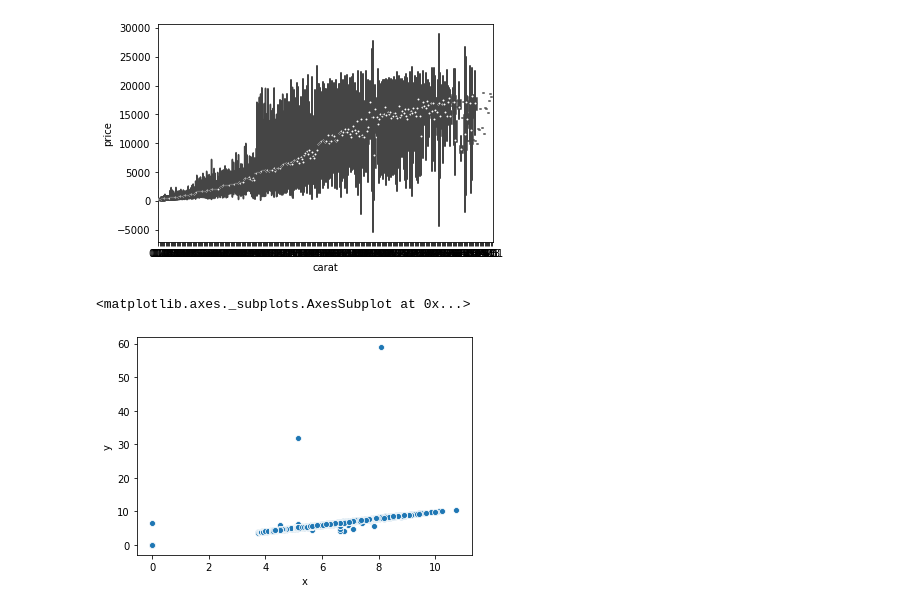
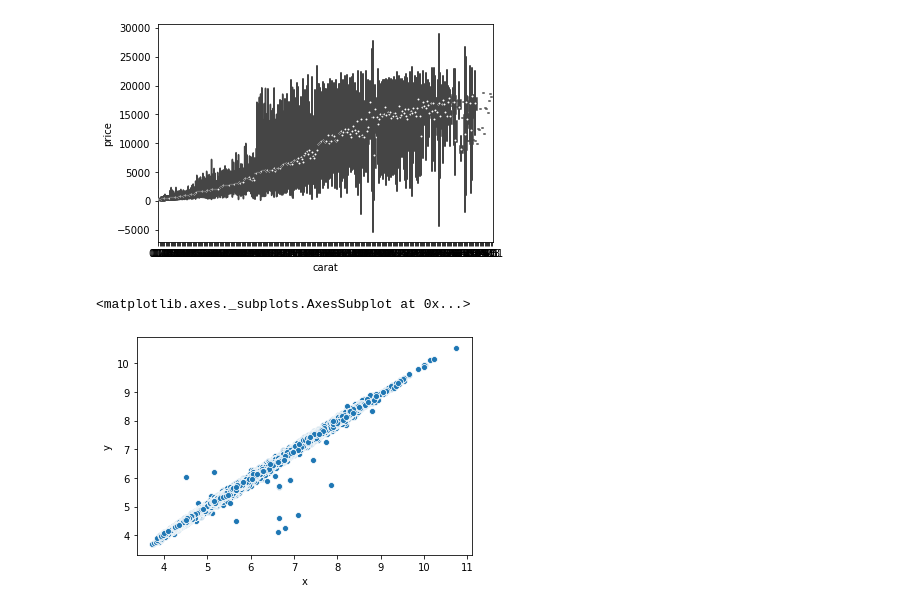
Before and after one commit to Pemwilliam20/FIN377-participation-, a Jupyter notebook: L7 Livecoding.ipynb, the cells around one changed output. Drawn from its saved outputs; the diff is of its cells as text; code cells hidden in the pictures.

```diff
--- a/L7 Livecoding.ipynb
+++ b/L7 Livecoding.ipynb
@@ -57,7 +72,7 @@ sns.violinplot(data=diamonds,x='carat',y='price')
 <matplotlib.axes._subplots.AxesSubplot at 0x...>
 [figure]
 # %%
-sns.scatterplot(data=diamonds,x='x',y='y') #let's fix this graph, deal with the outliers
+sns.scatterplot(data=diamonds.query('y < 20 & x > 2.5'),x='x',y='y') #let's fix this graph, deal with the outliers (depends), winsorize everything
 # %% [output]
 <matplotlib.axes._subplots.AxesSubplot at 0x...>
-[figure, old version]
+[figure, new version]
```
Also changed, not shown: parts of 7 cells of this notebook.
